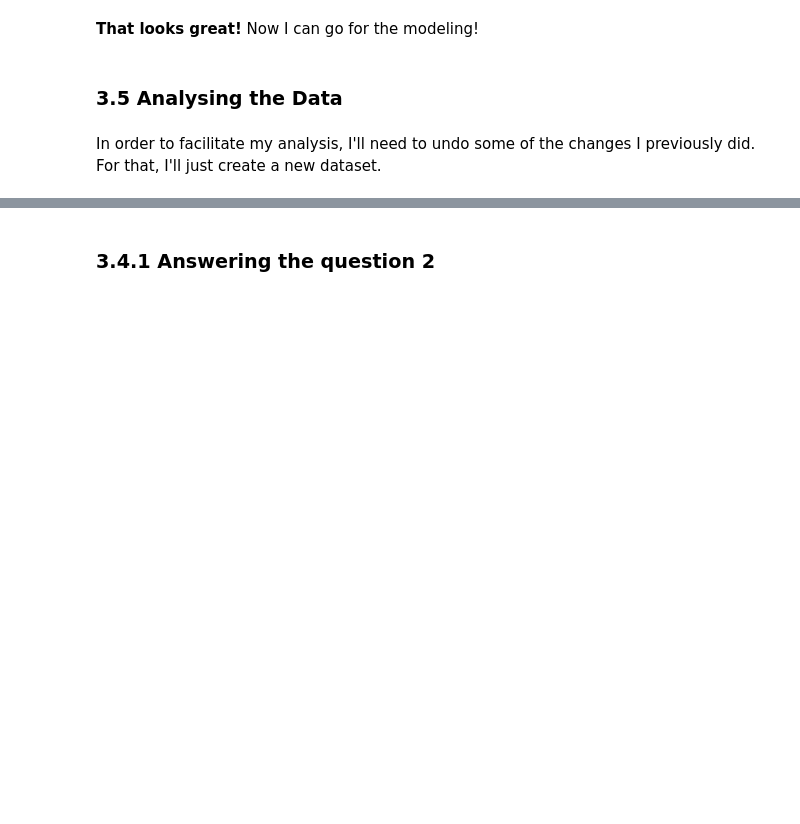
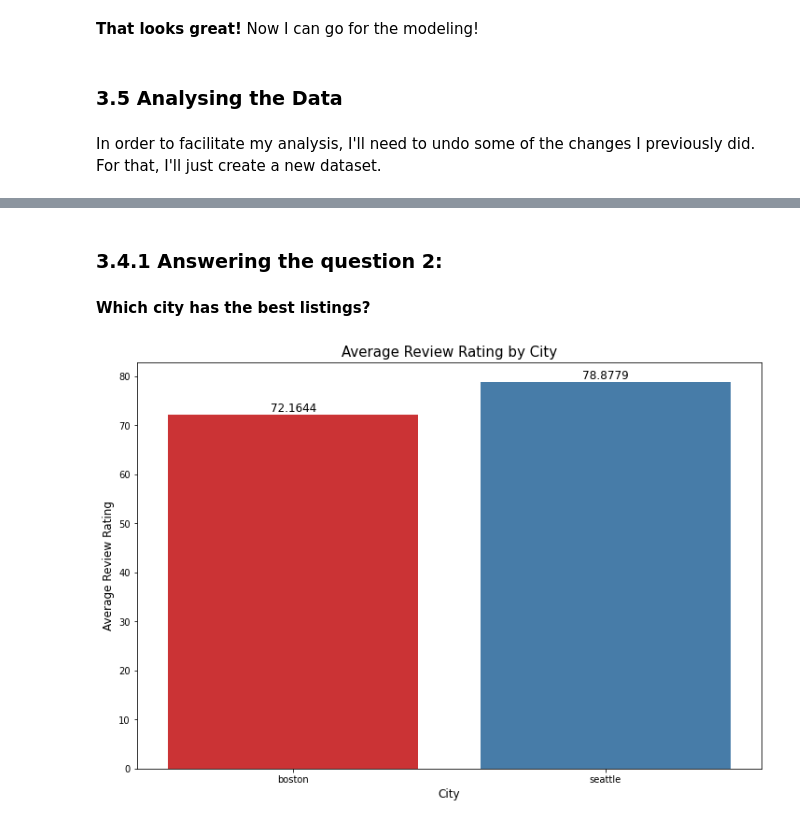
Before and after one commit to macedoti13/Airbnb-Data-Analysis, a Jupyter notebook: AirbnbDataAnalysis.ipynb, the cells around one changed output, grey strips where cells are left out. Saved outputs shown, nothing was run; the diff lists cells and outputs as text; code cells hidden in the pictures; blank space fills up the shorter version.

Commit message:
data analysis 1

```diff
--- a/AirbnbDataAnalysis.ipynb
+++ b/AirbnbDataAnalysis.ipynb
@@ -1113,4 +1142,26 @@ analysis_df.head()
 | 4 | 0.320548 | 0 | 17 | 1 | 3 | 1.0 | 1.0 | ... |
 | 5 | 0.002740 | 0 | 13 | 0 | 4 | 2.0 | 2.0 | ... |
 # %% [markdown]
-### 3.4.1 Answering the question 2
+### 3.4.1 Answering the question 2:
+
+#### Which city has the best listings?
+# %%
+# grouping data
+df1 = analysis_df.groupby('city')['review_scores_rating'].mean().to_frame().reset_index()
+
+# creating figure
+plt.figure(figsize=(12,8))
+
+# creating bar plot
+ax = sns.barplot(x='city', y='review_scores_rating', data=df1, palette="Set1")
+
+# personalizing bar plot
+ax.bar_label(ax.containers[0], size=12);
+ax.set_title('Average Review Rating by City', size=15)
+ax.set_ylabel('Average Review Rating', size=12)
+ax.set_xlabel('City', size=12)
+
+# showing bar plot
+plt.show()
+# %% [output]
+[figure, added]
```
Also changed, not shown: parts of 3 cells of this notebook.
